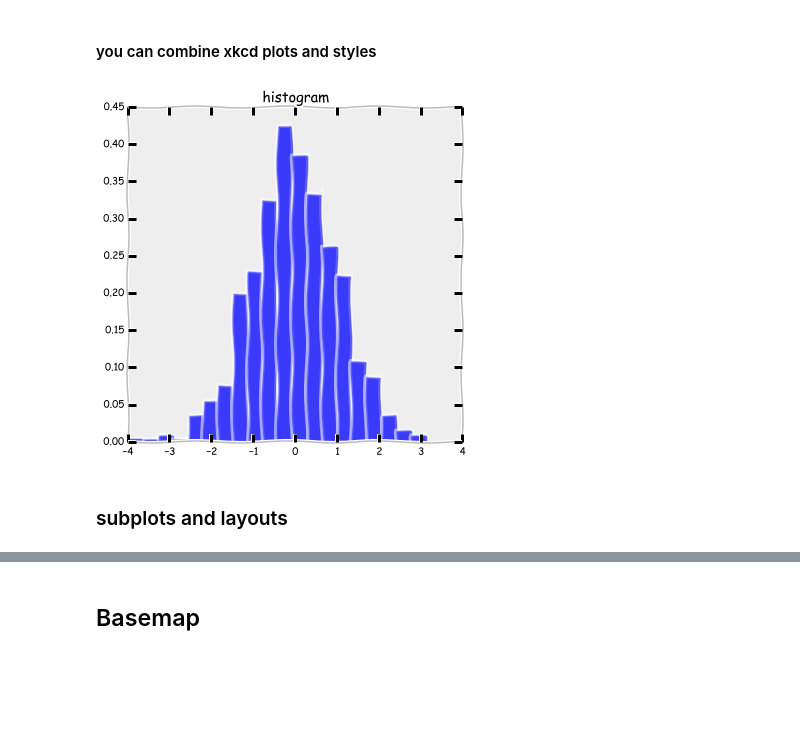
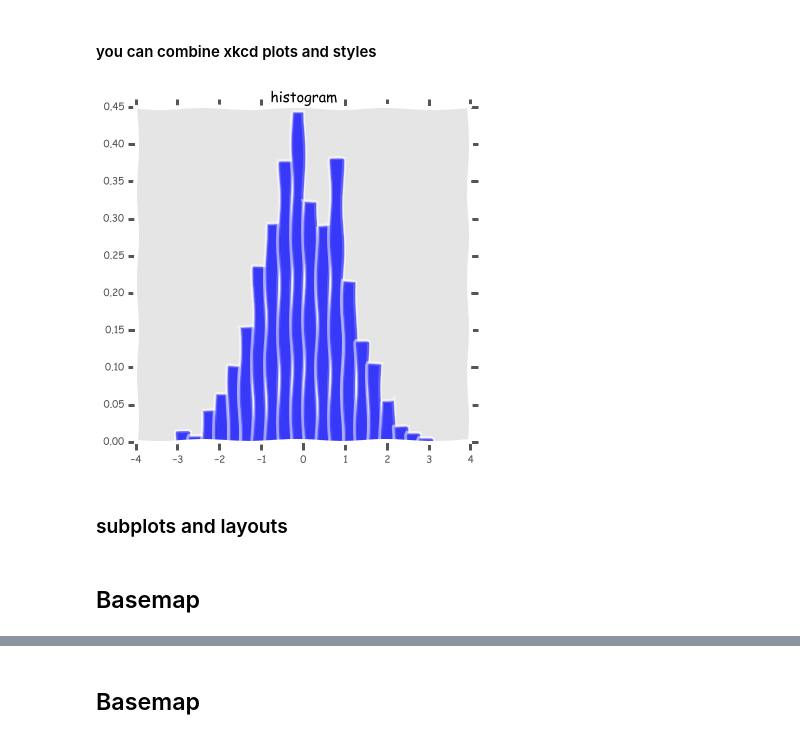
Before and after one commit to nicolasfauchereau/Python-for-data-analysis-and-visualisation, a Jupyter notebook: session_1/notebooks/Matplotlib_Basemap.ipynb, the cells around one changed output, grey strips where cells are left out. Cells and saved outputs as stored; diff of their text form; code cells hidden in the pictures; blank space fills up the shorter version.

Commit message:
added styles to Matplotlib basemap notebook

```diff
--- a/session_1/notebooks/Matplotlib_Basemap.ipynb
+++ b/session_1/notebooks/Matplotlib_Basemap.ipynb
@@ -291,15 +303,17 @@ with plt.xkcd():
 #### you can combine xkcd plots and styles
 # %%
 with plt.xkcd():
-    with style.context('bmh'):
+    with style.context('ggplot'):
         plt.figure(figsize=(6,6))
         plt.hist(np.random.randn(1000), bins=20, normed=True, color='b', alpha=0.5)
         plt.title('histogram')
         plt.grid()
 # %% [output]
-[figure, old version]
+[figure, new version]
 # %% [markdown]
 ### subplots and layouts
+# %% [markdown]
+## Basemap
 # %%
 f = plt.figure(figsize=[10,10])
 ax1 = plt.subplot2grid((3,3), (0,0), colspan=1)
```
Also changed, not shown: parts of 13 cells of this notebook.
